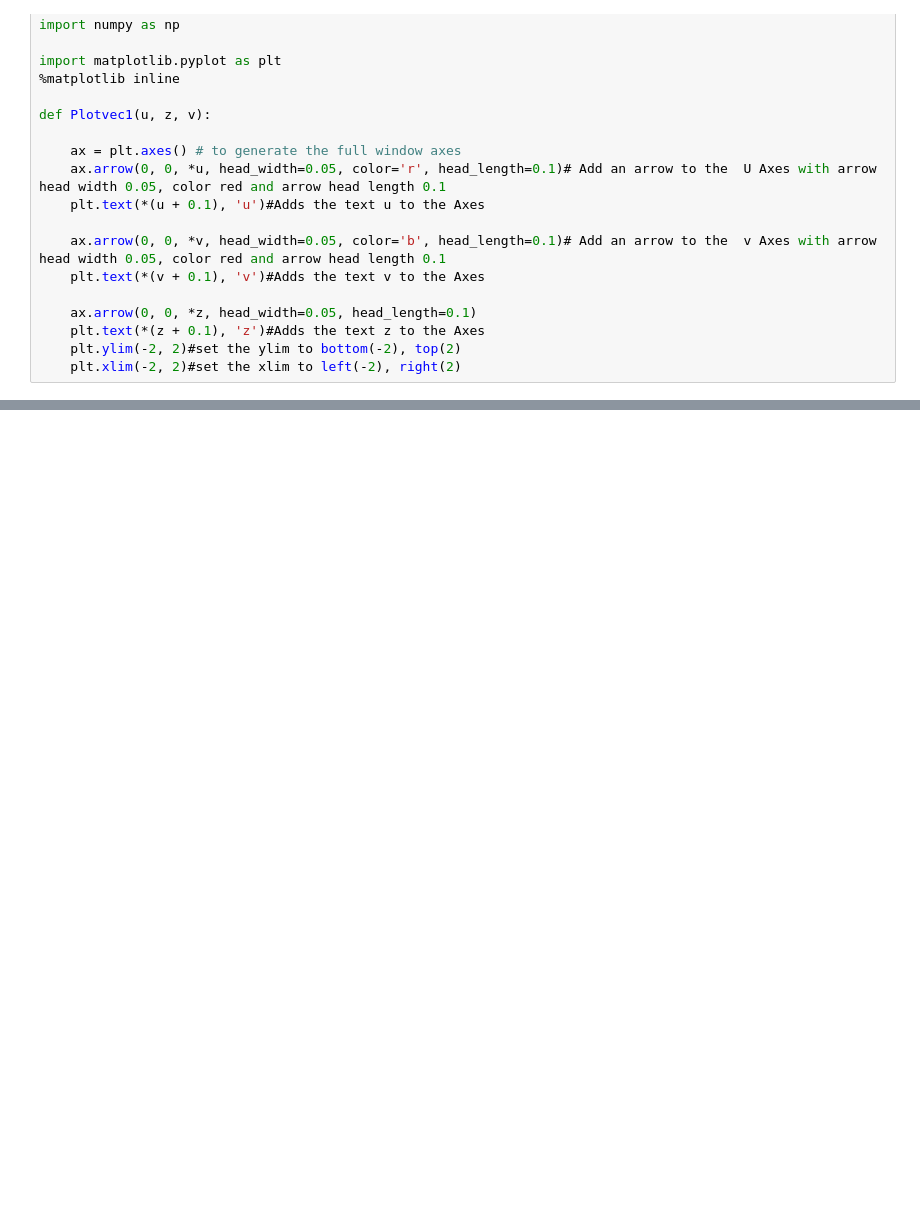
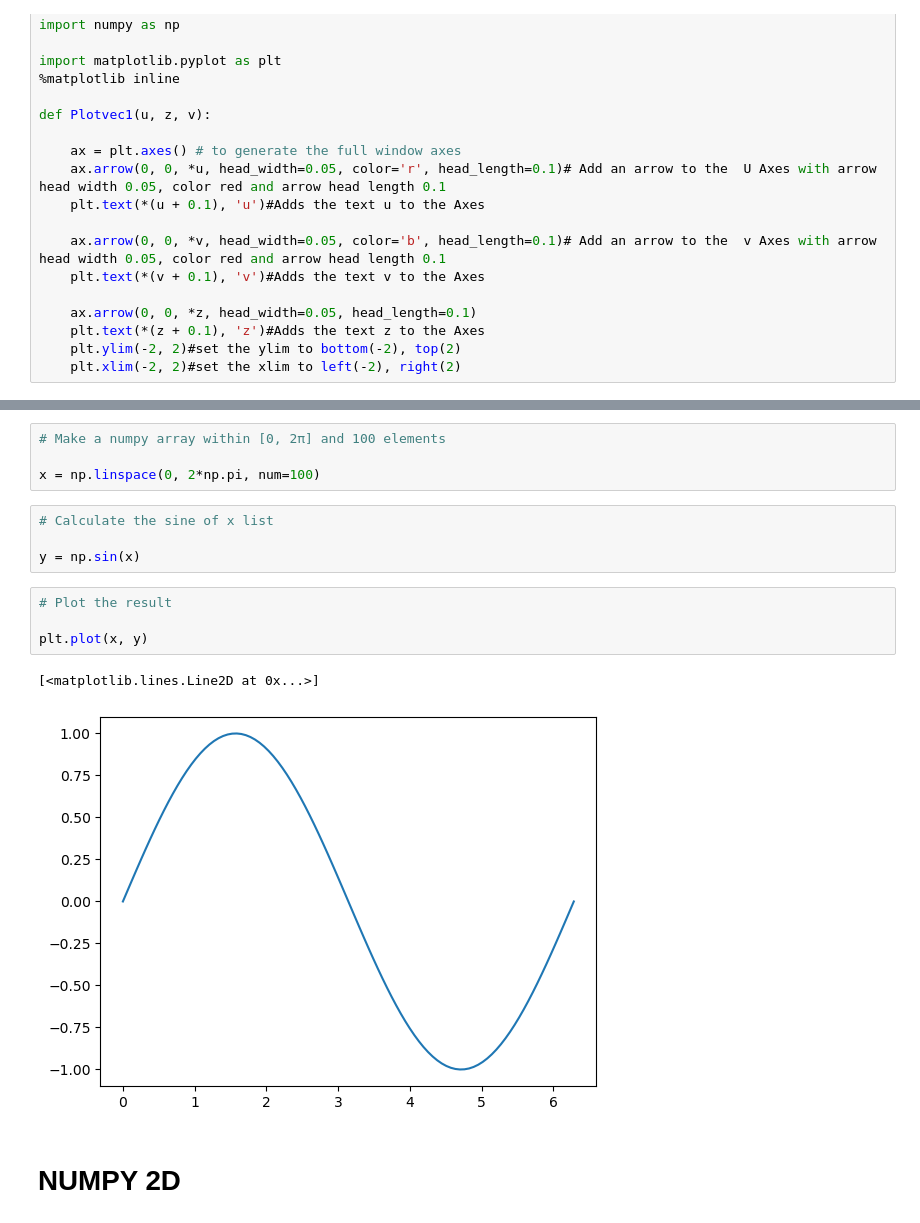
Before and after one commit to gmdeorozco/Coursera-Data-Science, a Jupyter notebook: NumpyPractice.ipynb, the cells around one changed output, grey strips where cells are left out. Drawn from its saved outputs; the diff is of its cells as text; blank space fills up the shorter version.

```diff
--- a/NumpyPractice.ipynb
+++ b/NumpyPractice.ipynb
@@ -105,0 +163,17 @@ def Plotvec1(u, z, v):
+# %%
+# Make a numpy array within [0, 2π] and 100 elements
+
+x = np.linspace(0, 2*np.pi, num=100)
+# %%
+# Calculate the sine of x list
+
+y = np.sin(x)
+# %%
+# Plot the result
+
+plt.plot(x, y)
+# %% [output]
+[<matplotlib.lines.Line2D at 0x...>]
+[figure, added]
+# %% [markdown]
+# NUMPY 2D
```
Also changed, not shown: parts of 29 cells of this notebook.
